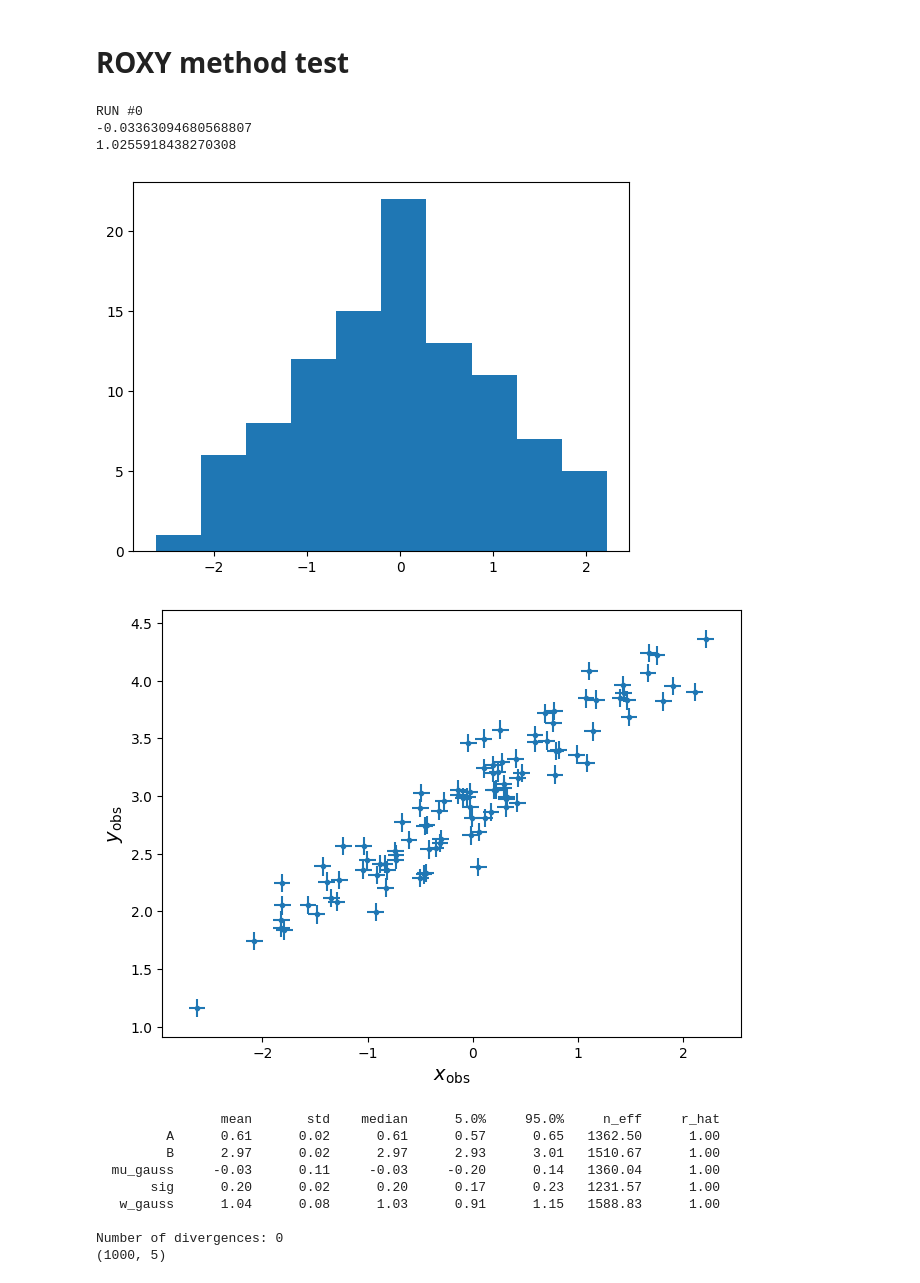
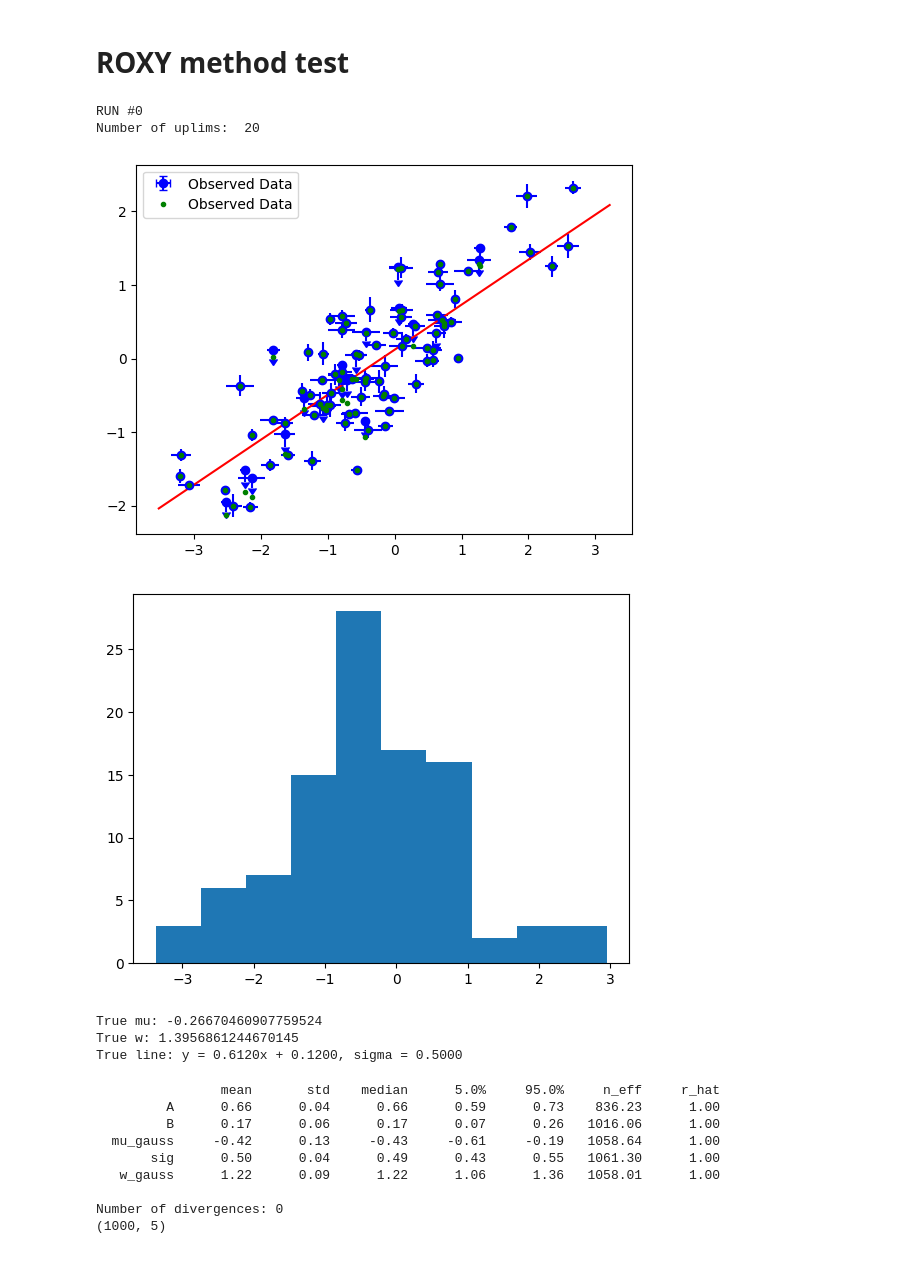
Before and after one commit to JustineCrook/Linear_regression, a Jupyter notebook: 1_1_roxy_method_test.ipynb, the cells around one changed output. Cells and saved outputs as stored; diff of their text form; code cells hidden in the pictures.

```diff
--- a/1_1_roxy_method_test.ipynb
+++ b/1_1_roxy_method_test.ipynb
@@ -33,19 +27,21 @@ xdet, ydet, xdet_err, ydet_err, xuplim, yuplim, xuplim_err, yuplim_err , true_pa
 # ROXY method test
 # %%
 # Test with 1 run
-runner_without_uplims(nrepeats=1, nx=100,  previous_data_gen = True)
+runner_without_uplims(nrepeats=1, nx=100,  previous_data_gen = False)
 # %% [output]
 RUN #0
--0.03363094680568807
-1.0255918438270308
+Number of uplims:  20
-[figure, old version]
+[figure, new version]
-[figure, old version]
+[figure, new version]
-                mean       std    median      5.0%     95.0%     n_eff     r_hat
-         A      0.61      0.02      0.61      0.57      0.65   1362.50      1.00
-         B      2.97      0.02      2.97      2.93      3.01   1510.67      1.00
-  mu_gauss     -0.03      0.11     -0.03     -0.20      0.14   1360.04      1.00
-       sig      0.20      0.02      0.20      0.17      0.23   1231.57      1.00
-   w_gauss      1.04      0.08      1.03      0.91      1.15   1588.83      1.00
-
-Number of divergences: 0
-(1000, 5)
+True mu: -0.26670460907759524
+True w: 1.3956861244670145
+True line: y = 0.6120x + 0.1200, sigma = 0.5000
+                mean       std    median      5.0%     95.0%     n_eff     r_hat
+         A      0.66      0.04      0.66      0.59      0.73    836.23      1.00
+         B      0.17      0.06      0.17      0.07      0.26   1016.06      1.00
+  mu_gauss     -0.42      0.13     -0.43     -0.61     -0.19   1058.64      1.00
+       sig      0.50      0.04      0.49      0.43      0.55   1061.30      1.00
+   w_gauss      1.22      0.09      1.22      1.06      1.36   1058.01      1.00
+
+Number of divergences: 0
+(1000, 5)
```
Also changed, not shown: parts of 7 cells of this notebook, 4 other files.
